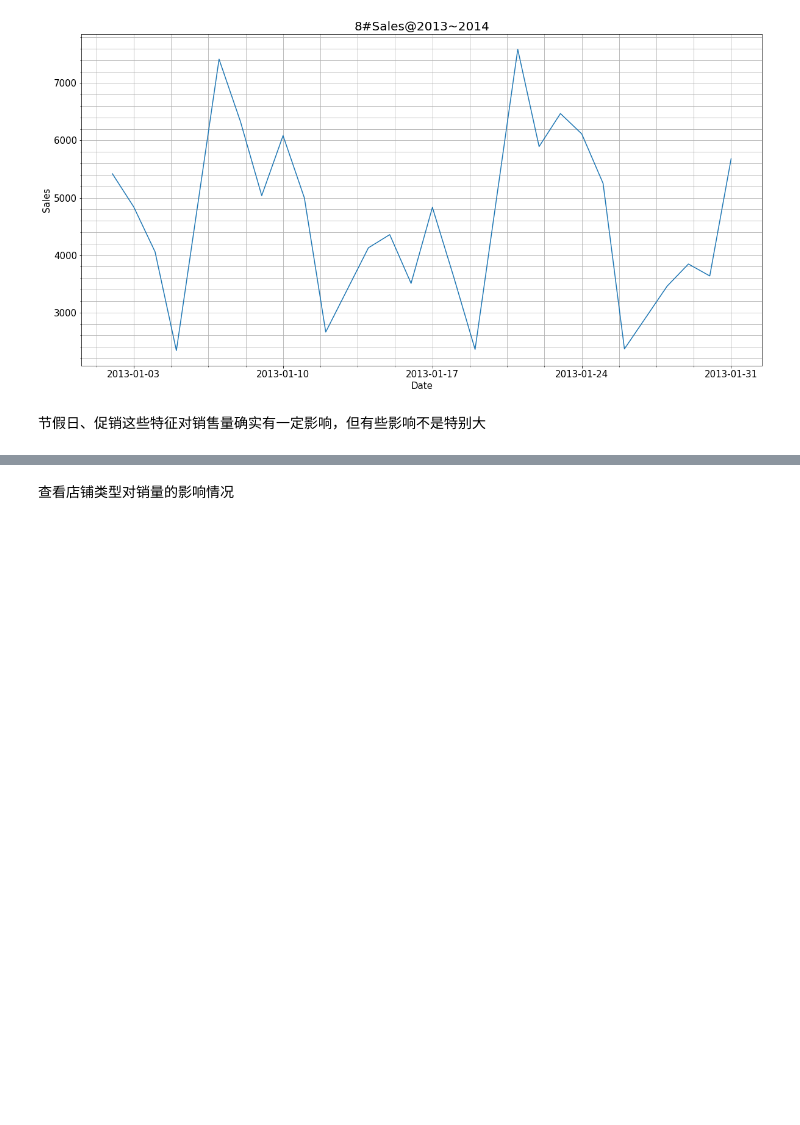
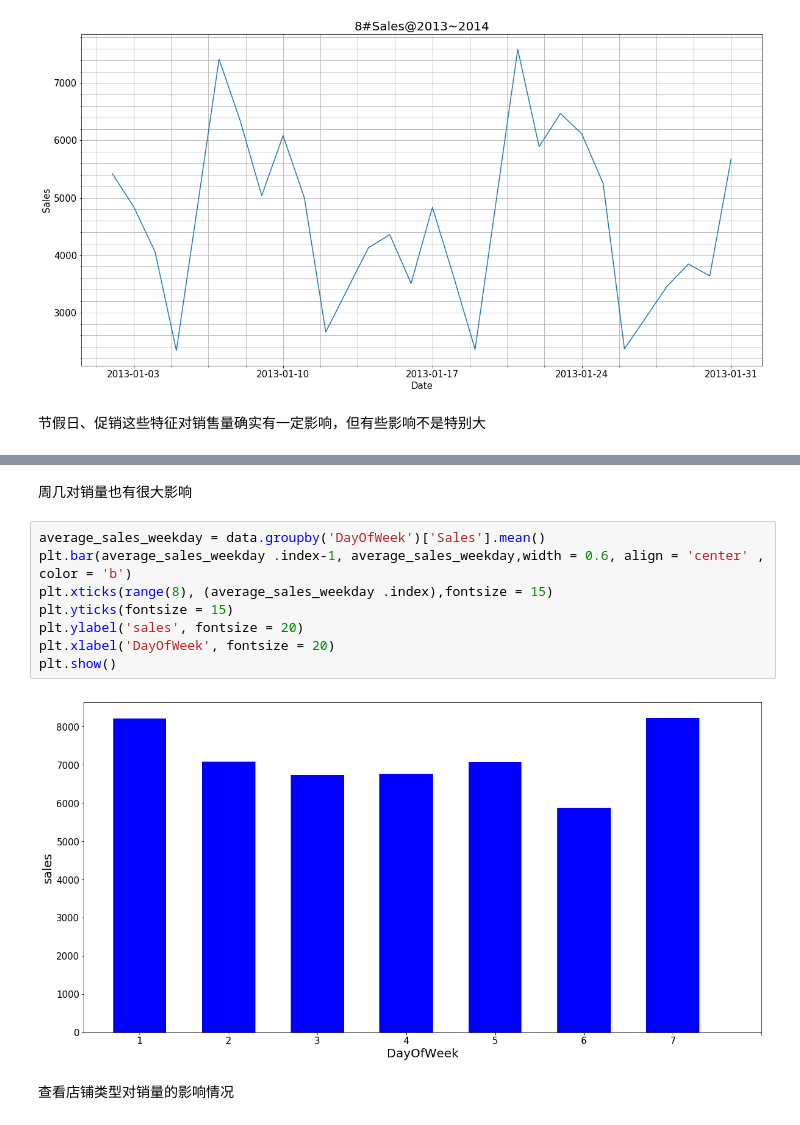
Before and after one commit to Markusgami/Udacity-capstone, a Jupyter notebook: ROSSMANN STORE SALES.ipynb, the cells around one changed output, grey strips where cells are left out. Drawn from its saved outputs; the diff is of its cells as text; blank space fills up the shorter version.

```diff
--- a/ROSSMANN STORE SALES.ipynb
+++ b/ROSSMANN STORE SALES.ipynb
@@ -294,6 +346,18 @@ plt.ylabel('sales', fontsize = 20)
 plt.show()
 # %% [output]
 [figure]
+# %% [markdown]
+周几对销量也有很大影响
+# %%
+average_sales_weekday = data.groupby('DayOfWeek')['Sales'].mean()
+plt.bar(average_sales_weekday .index-1, average_sales_weekday,width = 0.6, align = 'center' , color = 'b')
+plt.xticks(range(8), (average_sales_weekday .index),fontsize = 15)
+plt.yticks(fontsize = 15)
+plt.ylabel('sales', fontsize = 20)
+plt.xlabel('DayOfWeek', fontsize = 20)
+plt.show()
+# %% [output]
+[figure, added]
 # %% [markdown]
 查看店铺类型对销量的影响情况
 # %%
```
Also changed, not shown: parts of 61 cells of this notebook.
